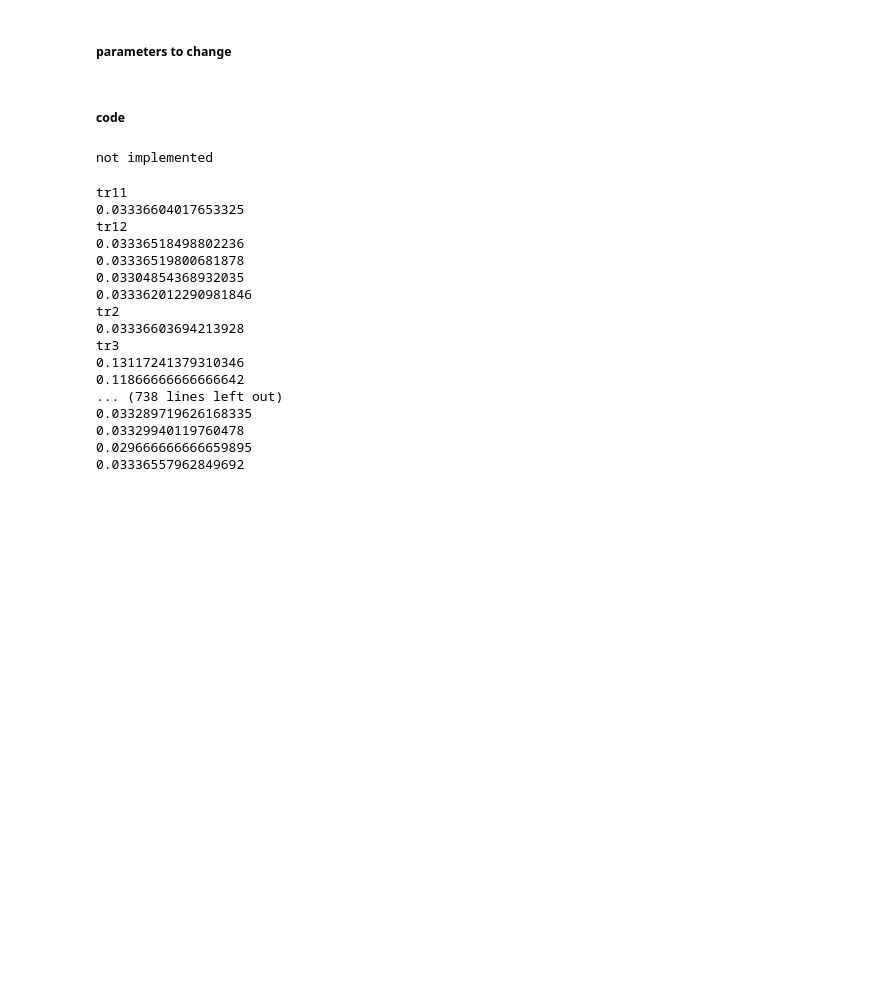
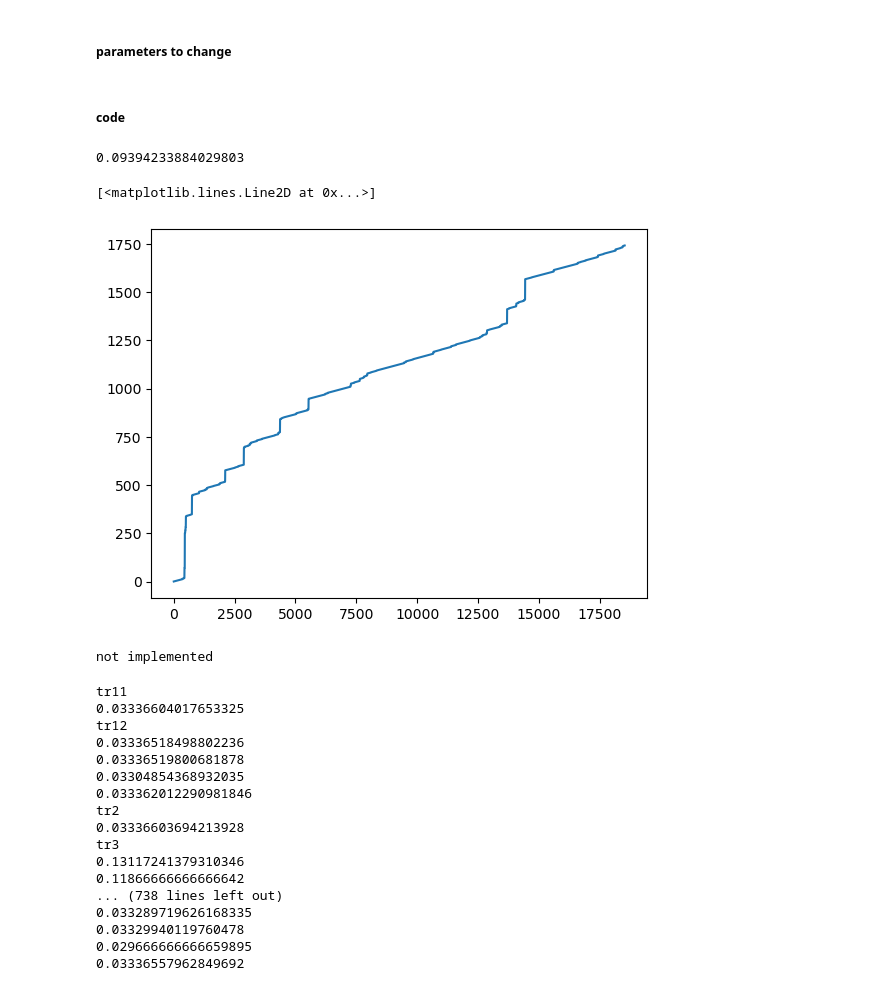
Before and after one commit to Barbara1576/navigation, a Jupyter notebook: polygons_trajectory_preprocessing_marks.ipynb, the cells around one changed output. Drawn from its saved outputs; the diff is of its cells as text; code cells hidden in the pictures; blank space fills up the shorter version.

```diff
--- a/polygons_trajectory_preprocessing_marks.ipynb
+++ b/polygons_trajectory_preprocessing_marks.ipynb
@@ -43,0 +33,9 @@ for nam in dataset_names:
+# %%
+1740 / 18522
+# %% [output]
+0.09394233884029803
+# %%
+plt.plot(datasets['Trace_8']['time'])
+# %% [output]
+[<matplotlib.lines.Line2D at 0x...>]
+[figure, added]
```
Also changed, not shown: parts of 2 cells of this notebook, 9 other files.
